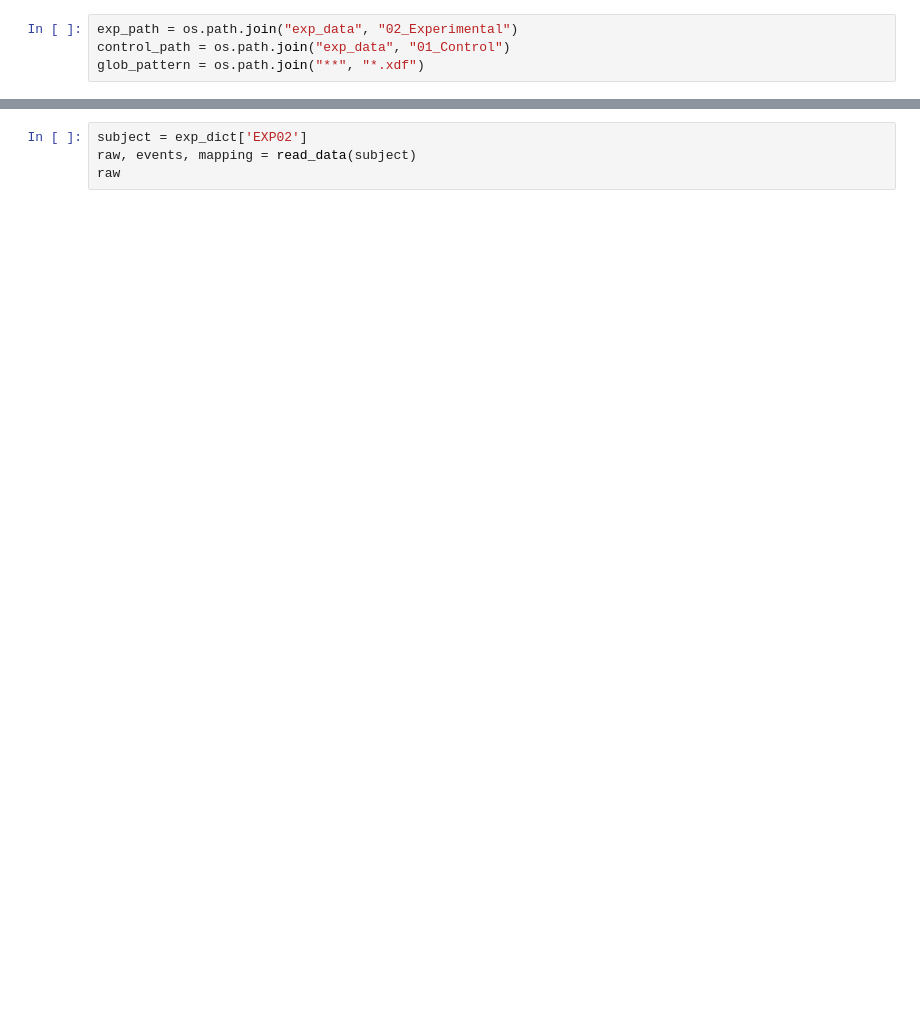
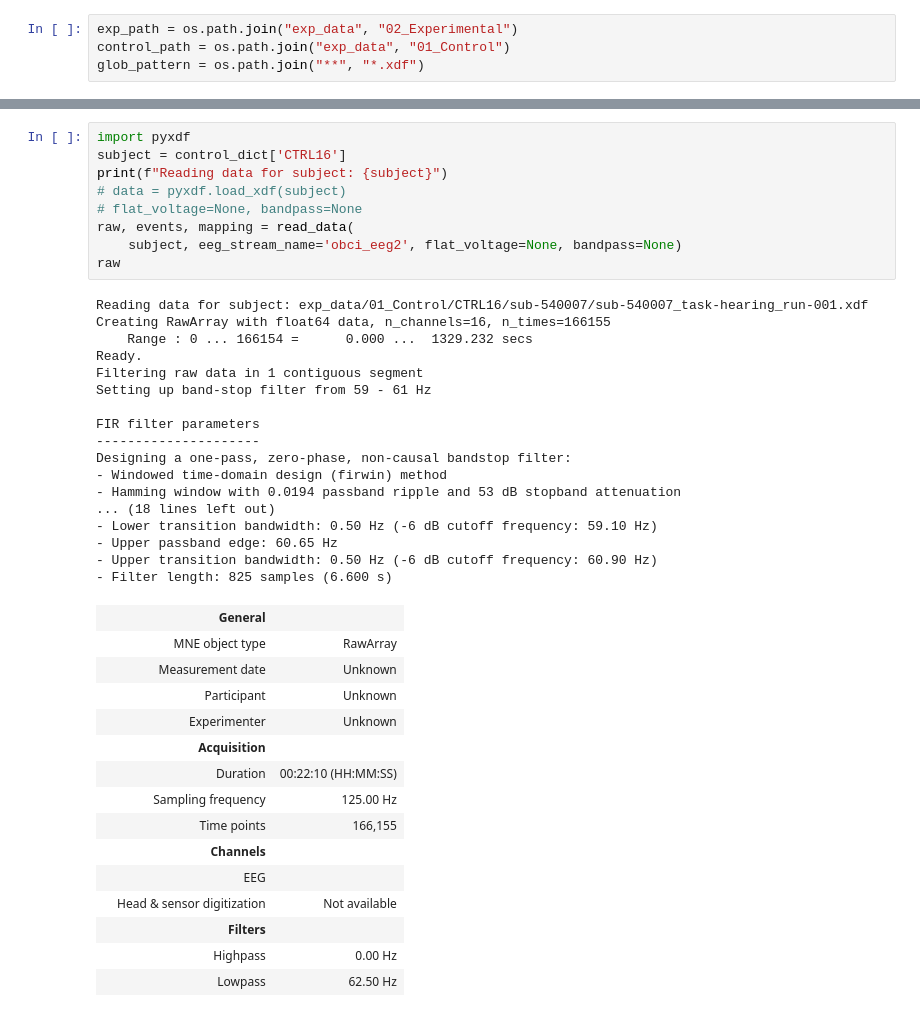
Before and after one commit to anarghya-das/synapse-data-collection, a Jupyter notebook: quality.ipynb, the cells around one changed output, grey strips where cells are left out. Cells and saved outputs as stored; diff of their text form; blank space fills up the shorter version.

```diff
--- a/quality.ipynb
+++ b/quality.ipynb
@@ -28,4 +67,42 @@ exp_dict
 # %%
-subject = exp_dict['EXP02']
-raw, events, mapping = read_data(subject)
+import pyxdf
+subject = control_dict['CTRL16']
+print(f"Reading data for subject: {subject}")
+# data = pyxdf.load_xdf(subject)
+# flat_voltage=None, bandpass=None
+raw, events, mapping = read_data(
+    subject, eeg_stream_name='obci_eeg2', flat_voltage=None, bandpass=None)
 raw
+# %% [output]
+Reading data for subject: exp_data/01_Control/CTRL16/sub-540007/sub-540007_task-hearing_run-001.xdf
+Creating RawArray with float64 data, n_channels=16, n_times=166155
+    Range : 0 ... 166154 =      0.000 ...  1329.232 secs
+Ready.
+Filtering raw data in 1 contiguous segment
+Setting up band-stop filter from 59 - 61 Hz
+
+FIR filter parameters
+---------------------
+Designing a one-pass, zero-phase, non-causal bandstop filter:
+- Windowed time-domain design (firwin) method
+- Hamming window with 0.0194 passband ripple and 53 dB stopband attenuation
+... (18 lines left out)
+- Lower transition bandwidth: 0.50 Hz (-6 dB cutoff frequency: 59.10 Hz)
+- Upper passband edge: 60.65 Hz
+- Upper transition bandwidth: 0.50 Hz (-6 dB cutoff frequency: 60.90 Hz)
+- Filter length: 825 samples (6.600 s)
+|  | General |  |
+|  | MNE object type | RawArray |
+|  | Measurement date | Unknown |
+|  | Participant | Unknown |
+|  | Experimenter | Unknown |
+|  | Acquisition |  |
+|  | Duration | 00:22:10 (HH:MM:SS) |
+|  | Sampling frequency | 125.00 Hz |
+|  | Time points | 166,155 |
+|  | Channels |  |
+|  | EEG |  |
+|  | Head & sensor digitization | Not available |
+|  | Filters |  |
+|  | Highpass | 0.00 Hz |
+|  | Lowpass | 62.50 Hz |
```
Also changed, not shown: parts of 7 cells of this notebook.
